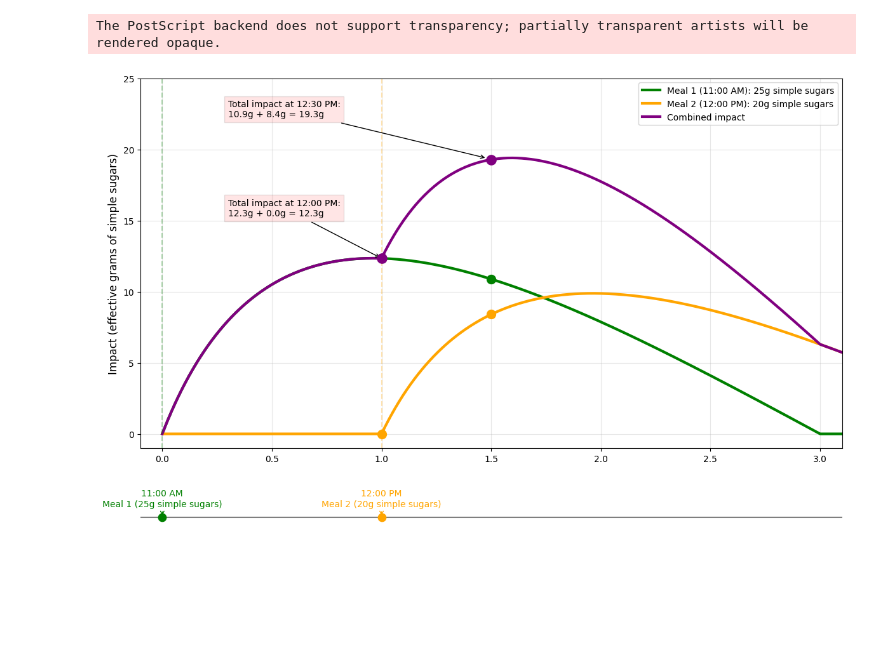
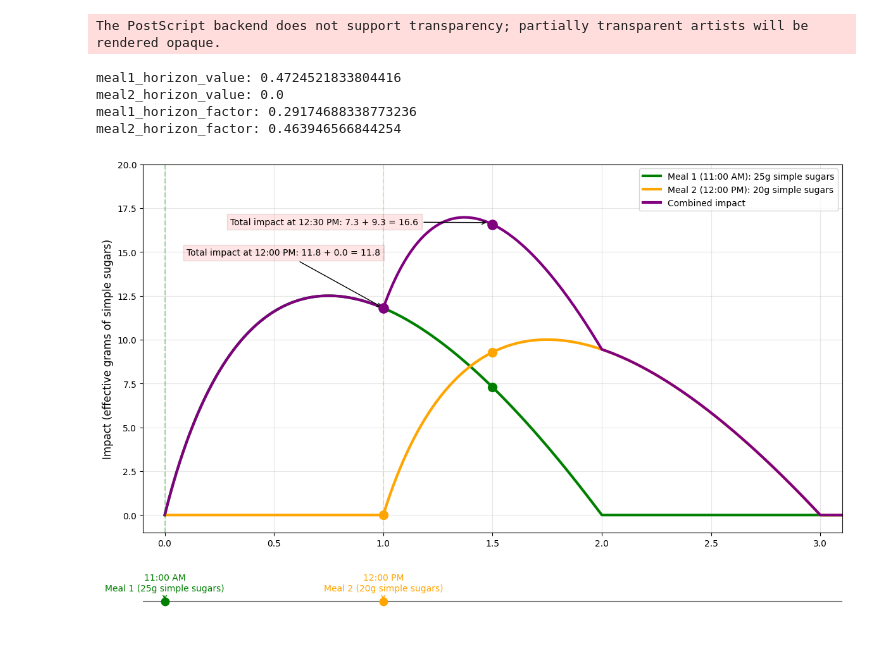
Before and after one commit to Prgrmmrjns/Glucovision, a Jupyter notebook: methods_images.ipynb, the cells around one changed output. Cells and saved outputs as stored; diff of their text form; code cells hidden in the pictures; blank space fills up the shorter version.

```diff
--- a/methods_images.ipynb
+++ b/methods_images.ipynb
@@ -24,10 +24,9 @@ def bezier_curve(points, num=500):
 
 # Control points for simple sugars
 control_points = np.array([
-    [0.0, 0.0],   # Initial point
-    [0.5, 0.8],   # Quick rise
-    [1.5, 0.5],   # Start of decline
-    [3.0, 0.0]    # Return to baseline
+    [0.0, 0.0],   # Initial point (P0)
+    [0.5, 1.0],   # Control point 1 (P1) - Adjusted y to 1.0
+    [2.0, 0.0]    # End point (P2) - Adjusted x to 2.0
 ])
 
 # Generate high-resolution curve
@@ -60,12 +59,14 @@ meal2_impact = np.zeros_like(time_points)
 
 for i, t in enumerate(time_points):
     # Meal 1 impact (started at 11:00 AM)
-    if 0 <= t <= 3:
+    # Curve duration is now 2 hours
+    if 0 <= t <= 2:
         meal1_impact[i] = impact_interp(t) * meal1_sugar
 
     # Meal 2 impact (started at 12:00 PM, so shifted by 1 hour)
     t_adjusted = t - 1  # Adjust for 1 hour difference
-    if 0 <= t_adjusted <= 3:
+    # Curve duration is now 2 hours
+    if 0 <= t_adjusted <= 2:
         meal2_impact[i] = impact_interp(t_adjusted) * meal2_sugar
 
 # Calculate combined impact
@@ -88,6 +89,8 @@ combined_horizon_value = combined_impact[horizon_idx]
 # Calculate impact factors at horizon
 meal1_horizon_factor = meal1_horizon_value / meal1_sugar
 meal2_horizon_factor = meal2_horizon_value / meal2_sugar
+print(f'meal1_horizon_value: {meal1_horizon_factor}')
+print(f'meal2_horizon_value: {meal2_horizon_factor}')
 
 # Add data points at prediction horizon
 ax1.scatter([1], [meal1_horizon_value], color='green', s=100, zorder=5)
@@ -95,10 +98,10 @@ ax1.scatter([1], [meal2_horizon_value], color='orange', s=100, zorder=5)
 ax1.scatter([1], [combined_horizon_value], color='purple', s=120, zorder=6)
 
 # Add annotations at 12:00 PM
-
-ax1.annotate(f'Total impact at 12:00 PM:\n{meal1_horizon_value:.1f}g + {meal2_horizon_value:.1f}g = {combined_horizon_value:.1f}g',
-             xy=(1, combined_horizon_value),  # Changed from 1.48 to 1
-             xytext=(0.3, combined_horizon_value + 3),
+# Value at t=1.0 hour
+ax1.annotate(f'Total impact at 12:00 PM: {meal1_horizon_value:.1f} + {meal2_horizon_value:.1f} = {combined_horizon_value:.1f}',
+             xy=(1, combined_horizon_value),
+             xytext=(0.1, combined_horizon_value + 3), # Keep text position relative
              arrowprops=dict(arrowstyle='->'),
              bbox=dict(facecolor='red', alpha=0.1))
 
@@ -111,18 +114,21 @@ meal1_horizon_value = meal1_impact[horizon_idx]
 meal2_horizon_value = meal2_impact[horizon_idx]
 combined_horizon_value = combined_impact[horizon_idx]
 
+
 # Calculate impact factors at horizon
 meal1_horizon_factor = meal1_horizon_value / meal1_sugar
 meal2_horizon_factor = meal2_horizon_value / meal2_sugar
+print(f'meal1_horizon_factor: {meal1_horizon_factor}')
+print(f'meal2_horizon_factor: {meal2_horizon_factor}')
 
 # Add data points at prediction horizon
 ax1.scatter([1.5], [meal1_horizon_value], color='green', s=100, zorder=5)
 ax1.scatter([1.5], [meal2_horizon_value], color='orange', s=100, zorder=5)
 ax1.scatter([1.5], [combined_horizon_value], color='purple', s=120, zorder=6)
 
-ax1.annotate(f'Total impact at 12:30 PM:\n{meal1_horizon_value:.1f}g + {meal2_horizon_value:.1f}g = {combined_horizon_value:.1f}g',
+ax1.annotate(f'Total impact at 12:30 PM: {meal1_horizon_value:.1f} + {meal2_horizon_value:.1f} = {combined_horizon_value:.1f}',
              xy=(1.48, combined_horizon_value + 0.1),
-             xytext=(0.3, combined_horizon_value + 3),
+             xytext=(0.3, combined_horizon_value),
              arrowprops=dict(arrowstyle='->'),
              bbox=dict(facecolor='red', alpha=0.1))
 
@@ -136,33 +142,37 @@ events = [
 ax2.axhline(y=0, color='black', linestyle='-', alpha=0.5)
 for pos, label, desc, color in events:
     ax2.scatter([pos], [0], color=color, s=80, zorder=5)
     ax2.annotate(f"{label}\n{desc}",
                  xy=(pos, 0), xytext=(pos, 0.1),
                  ha='center', va='bottom', color=color,
                  arrowprops=dict(arrowstyle='->', color=color))
 
 # Add vertical lines for key time points
 ax1.axvline(x=0, color='green', linestyle='--', alpha=0.3)  # 11:00 AM (Meal 1)
 ax1.axvline(x=1, color='orange', linestyle='--', alpha=0.3)  # 12:00 PM (Meal 2)
 
 # Set labels and limits
 ax1.set_ylabel('Impact (effective grams of simple sugars)', fontsize=12)
 ax1.grid(True, alpha=0.3)
-ax1.set_ylim(-1, 25)
+ax1.set_ylim(-1, 20)
 ax1.set_xlim(-0.1, 3.1)
 ax1.legend(loc='upper right')
 
 # Configure timeline subplot
 ax2.set_ylim(-0.5, 0.5)
 ax2.set_xlim(-0.1, 3.1)
 ax2.set_xticks([0, 1, 1.5, 2, 3])
 ax2.set_xticklabels(['11:00 AM', '12:00 PM', '12:30 PM', '1:00 PM', '2:00 PM'])
 ax2.axis('off')
 
 plt.tight_layout()
 plt.subplots_adjust(hspace=0.1)  # Reduce space between subplots
-plt.savefig('images/example_bezier.eps', dpi=300)
+plt.savefig('images/methods/example_bezier.eps', dpi=300)
 plt.show()
 # %% [output]
 The PostScript backend does not support transparency; partially transparent artists will be rendered opaque.
+meal1_horizon_value: 0.4724521833804416
+meal2_horizon_value: 0.0
+meal1_horizon_factor: 0.29174688338773236
+meal2_horizon_factor: 0.463946566844254
-[figure, old version]
+[figure, new version]
```
Also changed, not shown: parts of 1 cell of this notebook, 38 other files.
